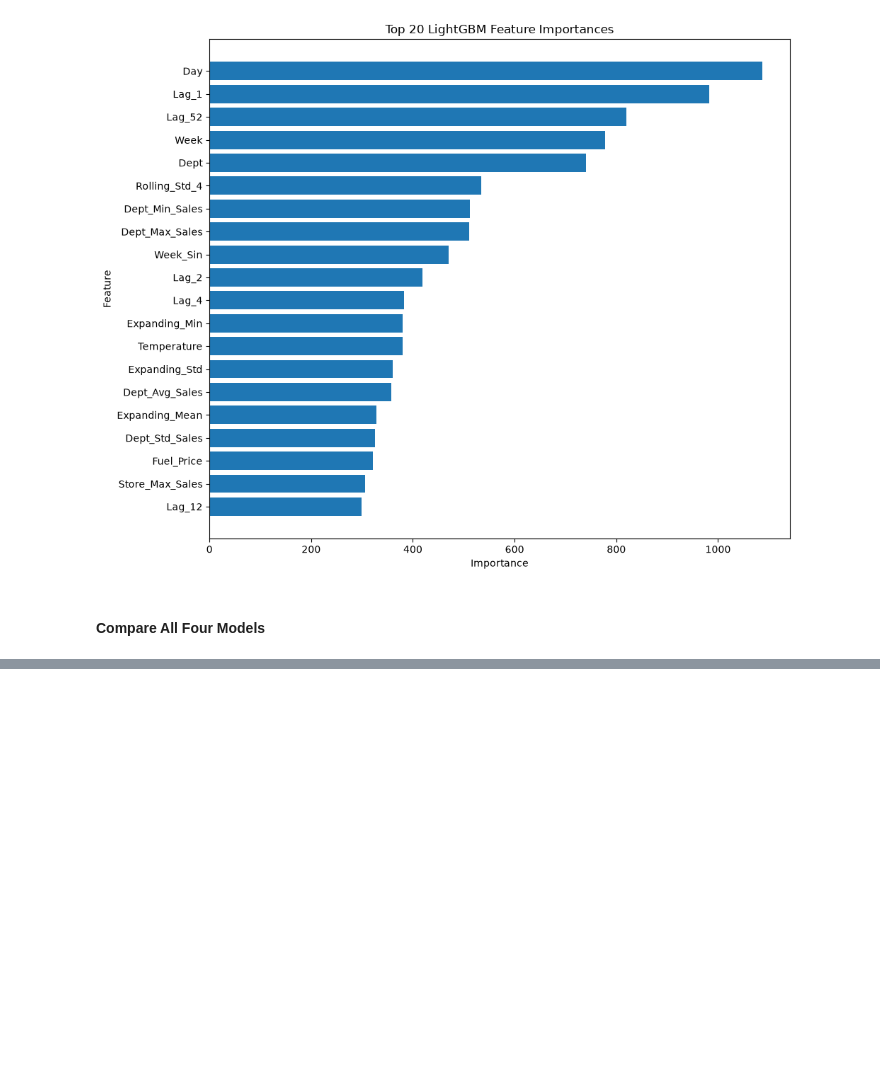
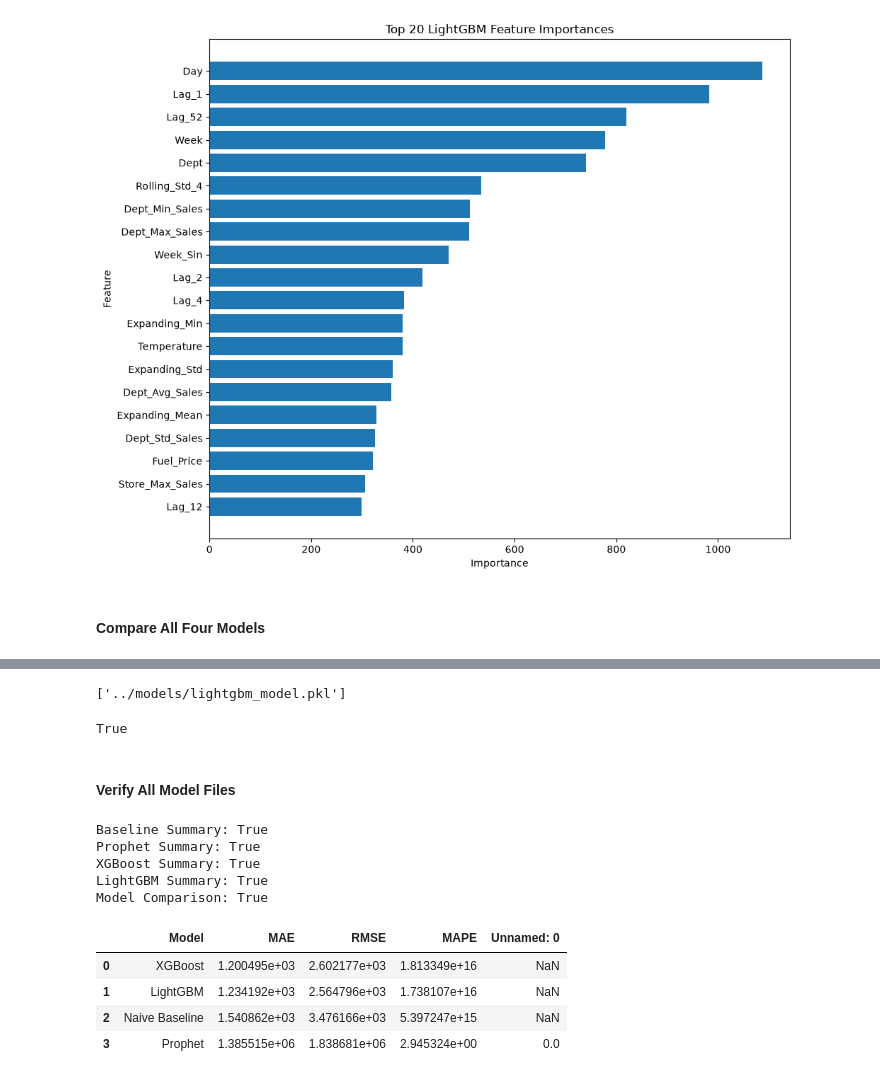
Before and after one commit to sarayeana/Walmart-Sales-Forecasting-Project, a Jupyter notebook: notebooks/08_LightGBM_Model.ipynb, the cells around one changed output, grey strips where cells are left out. Drawn from its saved outputs; the diff is of its cells as text; code cells hidden in the pictures; blank space fills up the shorter version.

```diff
--- a/notebooks/08_LightGBM_Model.ipynb
+++ b/notebooks/08_LightGBM_Model.ipynb
@@ -647,0 +727,58 @@ FileNotFoundError: [Errno 2] No such file or directory: '../reports/baseline_sum
+# %%
+joblib.dump(
+    lgbm_model,
+    "../models/lightgbm_model.pkl"
+)
+# %% [output]
+['../models/lightgbm_model.pkl']
+# %%
+os.path.exists(
+    "../models/lightgbm_model.pkl"
+)
+# %% [output]
+True
+# %% [markdown]
+#### Verify All Model Files
+# %%
+print("Baseline Summary:",
+      os.path.exists(
+          "../reports/figures/baseline_results.csv"
+      ))
+
+print("Prophet Summary:",
+      os.path.exists(
+          "../reports/figures/prophet_summary.csv"
+      ))
+
+print("XGBoost Summary:",
+      os.path.exists(
+          "../reports/figures/xgb_summary.csv"
+      ))
+
+print("LightGBM Summary:",
+      os.path.exists(
+          "../reports/figures/lightgbm_summary.csv"
+      ))
+
+print("Model Comparison:",
+      os.path.exists(
+          "../reports/figures/model_comparison.csv"
+      ))
+# %% [output]
+Baseline Summary: True
+Prophet Summary: True
+XGBoost Summary: True
+LightGBM Summary: True
+Model Comparison: True
+# %%
+final_comparison = pd.read_csv(
+    "../reports/figures/model_comparison.csv"
+)
+
+final_comparison
+# %% [output]
+|  | Model | MAE | RMSE | MAPE | Unnamed: 0 |
+| 0 | XGBoost | 1.200495e+03 | 2.602177e+03 | 1.813349e+16 | NaN |
+| 1 | LightGBM | 1.234192e+03 | 2.564796e+03 | 1.738107e+16 | NaN |
+| 2 | Naive Baseline | 1.540862e+03 | 3.476166e+03 | 5.397247e+15 | NaN |
+| 3 | Prophet | 1.385515e+06 | 1.838681e+06 | 2.945324e+00 | 0.0 |
```
Also changed, not shown: parts of 20 cells of this notebook.
